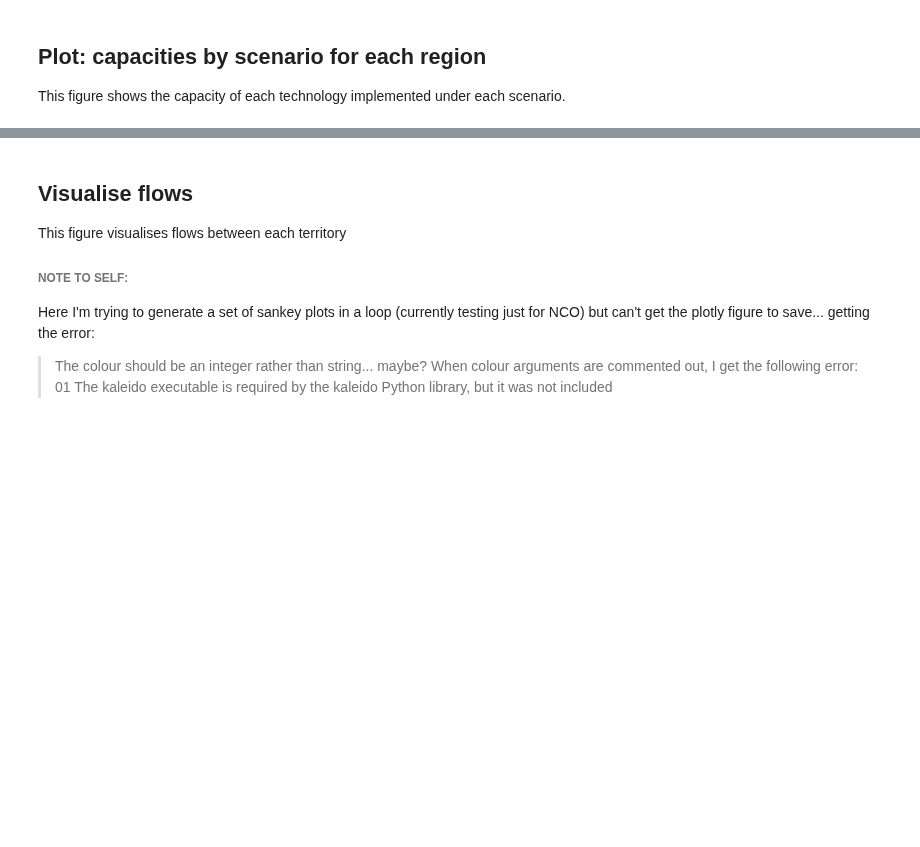
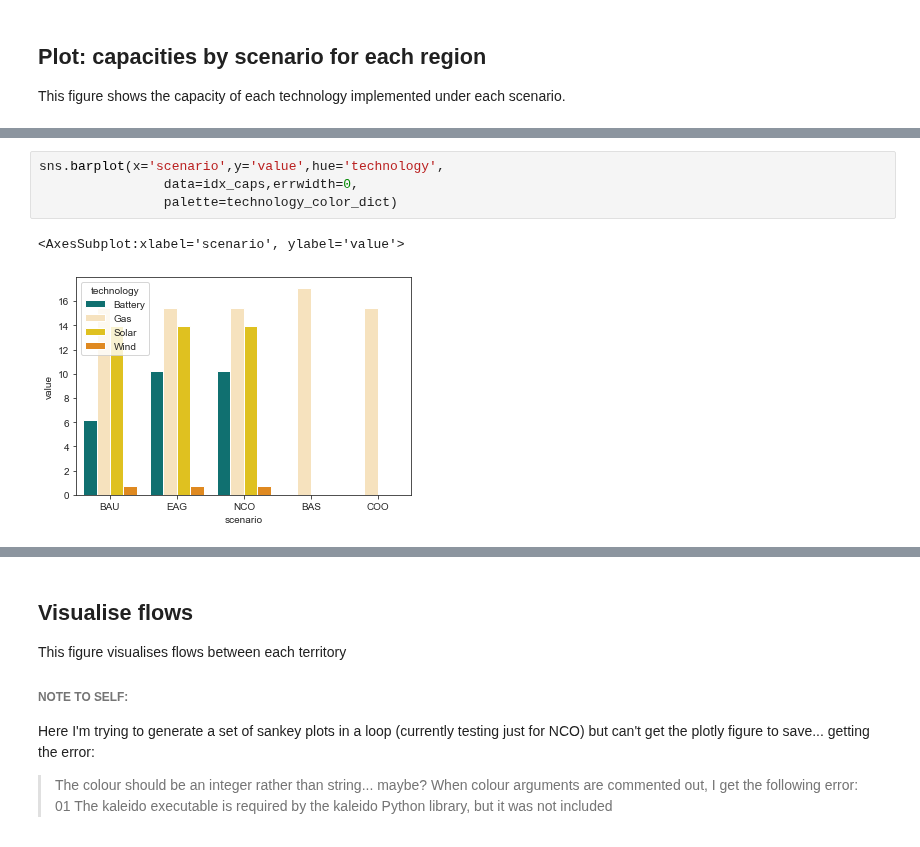
Before and after one commit to amanmajid/nextra, a Jupyter notebook: analysis/icae_results.ipynb, the cells around one changed output, grey strips where cells are left out. Drawn from its saved outputs; the diff is of its cells as text; blank space fills up the shorter version.

```diff
--- a/analysis/icae_results.ipynb
+++ b/analysis/icae_results.ipynb
@@ -331,0 +338,7 @@ This figure shows how many days a given region is dependant upon another state f
+# %%
+sns.barplot(x='scenario',y='value',hue='technology',
+                data=idx_caps,errwidth=0,
+                palette=technology_color_dict)
+# %% [output]
+<AxesSubplot:xlabel='scenario', ylabel='value'>
+[figure, added]
```
Also changed, not shown: parts of 6 cells of this notebook, 24 other files.
